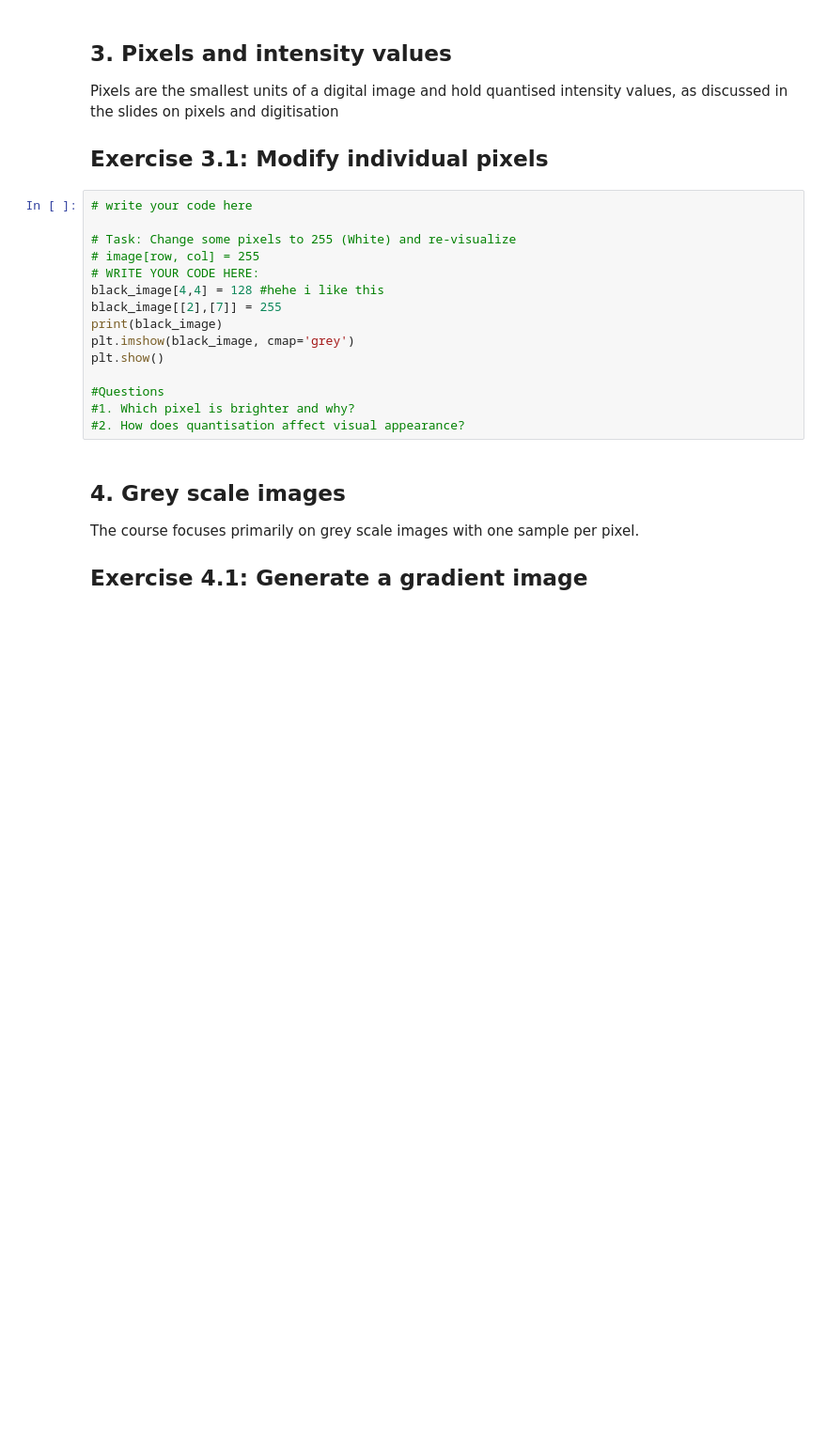
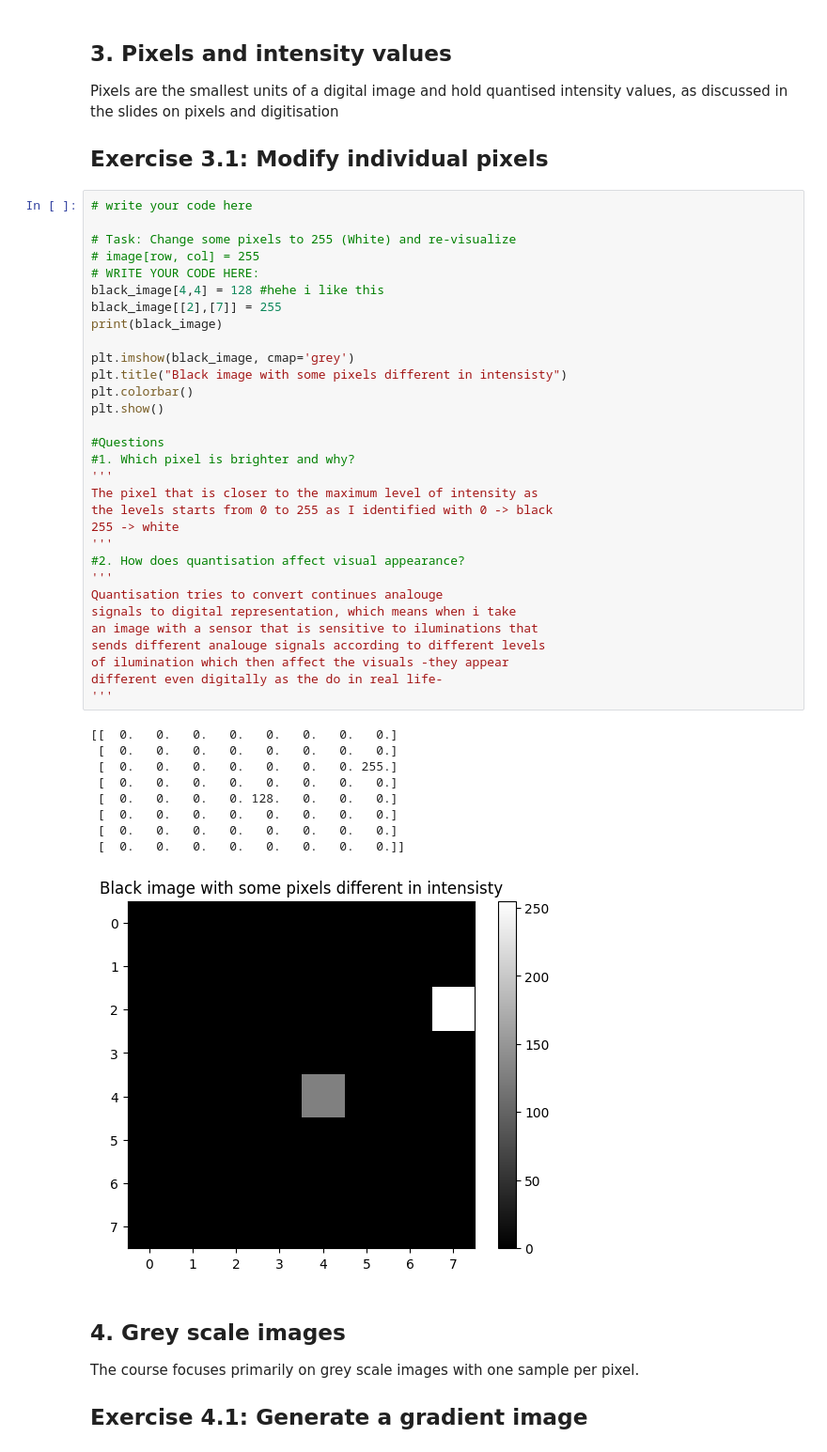
Before and after one commit to BashayrA/Digital-Image-Processing---Labs, a Jupyter notebook: AI342Lab1.ipynb, the cells around one changed output. Shown at 94% size. Drawn from its saved outputs; the diff is of its cells as text; blank space fills up the shorter version.

```diff
--- a/AI342Lab1.ipynb
+++ b/AI342Lab1.ipynb
@@ -98,18 +110,44 @@ Pixels are the smallest units of a digital image and hold quantised intensity va
 # %%
 # write your code here
 
 # Task: Change some pixels to 255 (White) and re-visualize
 # image[row, col] = 255
 # WRITE YOUR CODE HERE:
 black_image[4,4] = 128 #hehe i like this
 black_image[[2],[7]] = 255
 print(black_image)
+
 plt.imshow(black_image, cmap='grey')
+plt.title("Black image with some pixels different in intensisty")
+plt.colorbar()
 plt.show()
 
 #Questions
 #1.	Which pixel is brighter and why?
+'''
+The pixel that is closer to the maximum level of intensity as
+the levels starts from 0 to 255 as I identified with 0 -> black
+255 -> white
+'''
 #2.	How does quantisation affect visual appearance?
+'''
+Quantisation tries to convert continues analouge
+signals to digital representation, which means when i take
+an image with a sensor that is sensitive to iluminations that
+sends different analouge signals according to different levels
+of ilumination which then affect the visuals -they appear
+different even digitally as the do in real life-
+'''
+# %% [output]
+[[  0.   0.   0.   0.   0.   0.   0.   0.]
+ [  0.   0.   0.   0.   0.   0.   0.   0.]
+ [  0.   0.   0.   0.   0.   0.   0. 255.]
+ [  0.   0.   0.   0.   0.   0.   0.   0.]
+ [  0.   0.   0.   0. 128.   0.   0.   0.]
+ [  0.   0.   0.   0.   0.   0.   0.   0.]
+ [  0.   0.   0.   0.   0.   0.   0.   0.]
+ [  0.   0.   0.   0.   0.   0.   0.   0.]]
+[figure, added]
 # %% [markdown]
 ## 4. Grey scale images
 The course focuses primarily on grey scale images with one sample per pixel.
```
Also changed, not shown: parts of 6 cells of this notebook, 2 other files.
